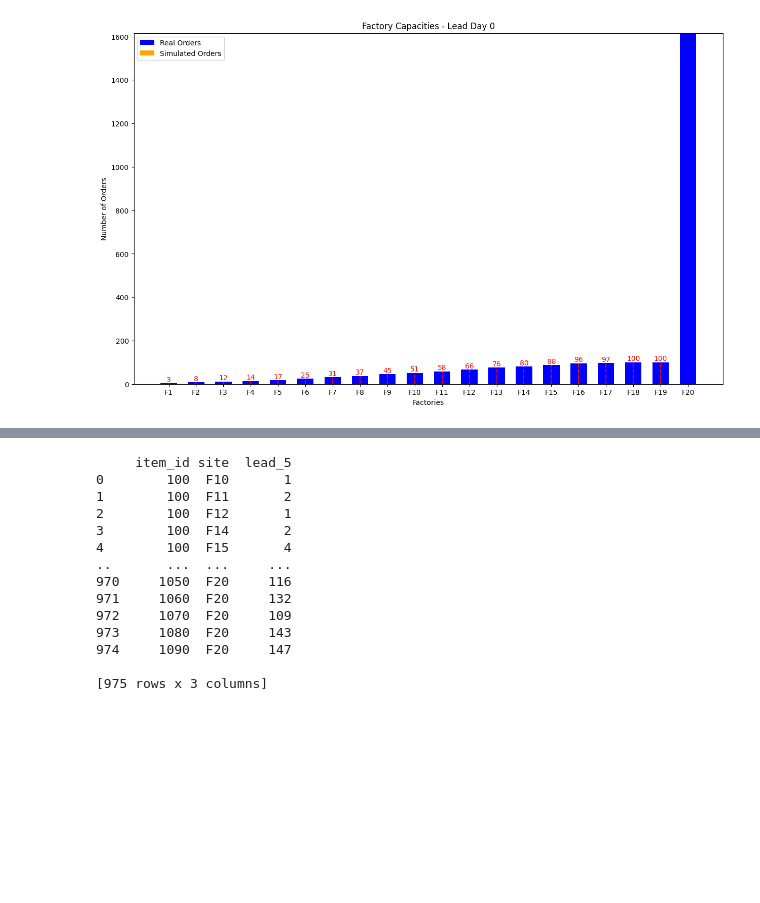
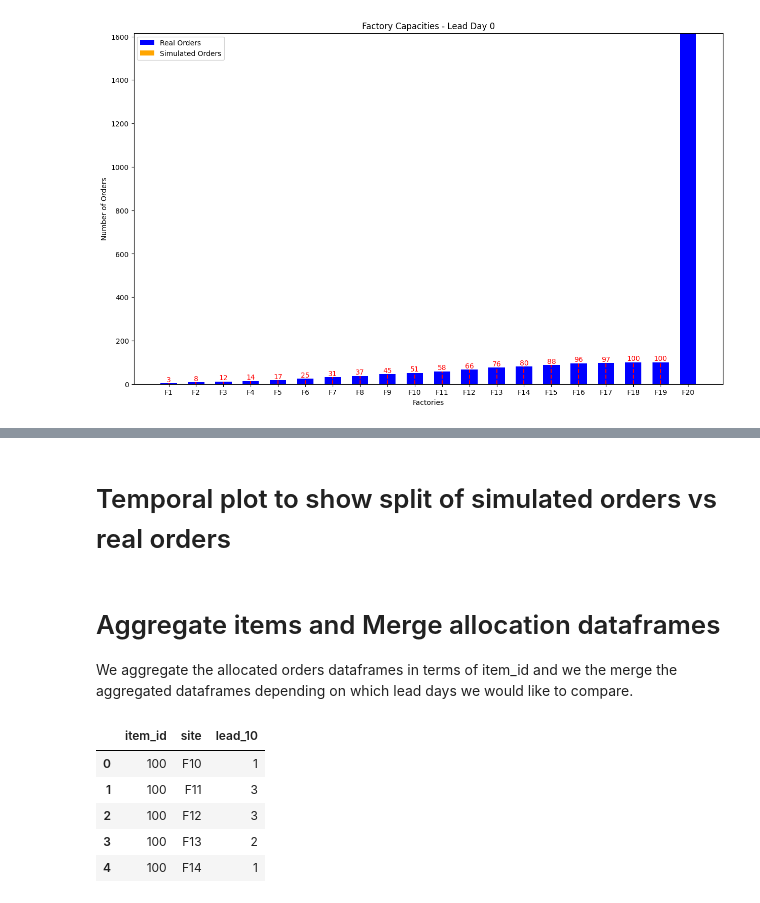
Before and after one commit to SirwaniViren/MSc-Gousto-Project, a Jupyter notebook: initial_framework_v4.ipynb, the cells around one changed output, grey strips where cells are left out. Saved outputs shown, nothing was run; the diff lists cells and outputs as text; code cells hidden in the pictures; blank space fills up the shorter version.

```diff
--- a/initial_framework_v4.ipynb
+++ b/initial_framework_v4.ipynb
@@ -353,3 +361,8 @@ plot_factory_capacities(allocation_0.copy(), factory_caps, 0)
+# %% [markdown]
+# Temporal plot to show split of simulated orders vs real orders
+# %% [markdown]
+# Aggregate items and Merge allocation dataframes
+We aggregate the allocated orders dataframes in terms of item_id and we the merge the aggregated dataframes depending on which lead days we would like to compare.
 # %%
 def aggregate_items(allocated_orders_df, day):
     lead_day = 'lead_' + str(day)
@@ -359,22 +373,14 @@ def aggregate_items(allocated_orders_df, day):
 aggregated_5 = aggregate_items(allocation_5, 5)
 aggregated_0 = aggregate_items(allocation_0, 0)
-# %%
-print(aggregated_5)
-# %% [output]
-     item_id site  lead_5
-0        100  F10       1
-1        100  F11       2
-2        100  F12       1
-3        100  F14       2
-4        100  F15       4
-..       ...  ...     ...
-970     1050  F20     116
-971     1060  F20     132
-972     1070  F20     109
-973     1080  F20     143
-974     1090  F20     147
-
-[975 rows x 3 columns]
+# %%
+aggregated_10.head()
+# %% [output]
+|  | item_id | site | lead_10 |
+| 0 | 100 | F10 | 1 |
+| 1 | 100 | F11 | 3 |
+| 2 | 100 | F12 | 3 |
+| 3 | 100 | F13 | 2 |
+| 4 | 100 | F14 | 1 |
 # %%
 def merge_allocation(soft_df, hard_df, soft_num, hard_num):
     soft_day = 'lead_' + str(soft_num)
```
Also changed, not shown: parts of 11 cells of this notebook.
